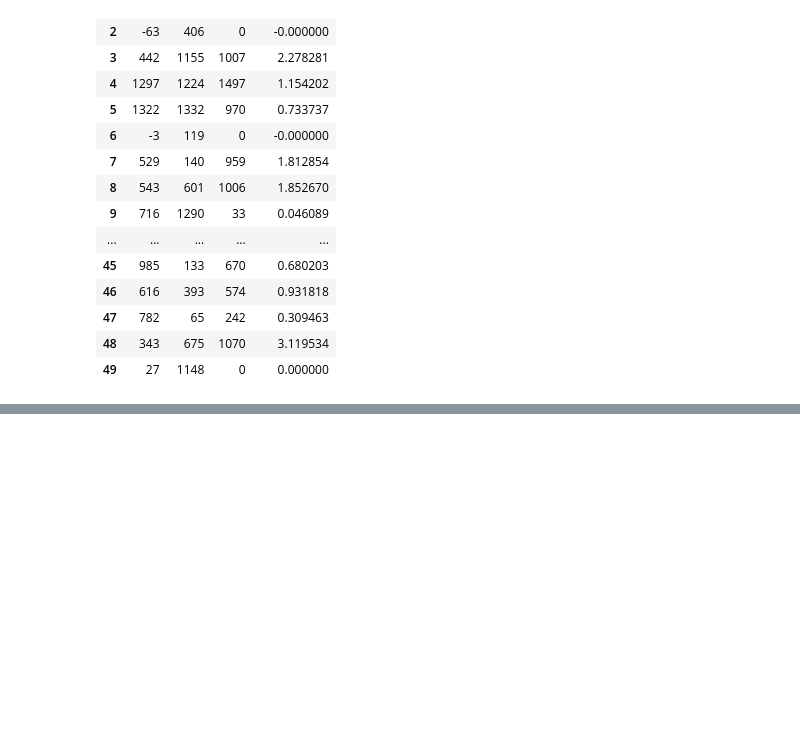
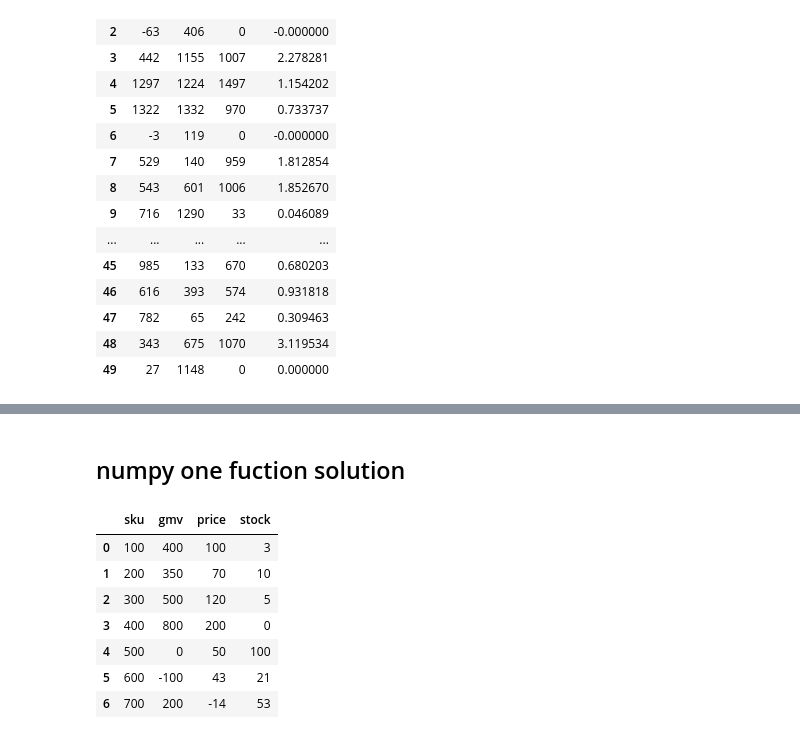
Before and after one commit to ivekhov/ml-simluator, a Jupyter notebook: stocks/stocks.ipynb, the cells around one changed output, grey strips where cells are left out. Drawn from its saved outputs; the diff is of its cells as text; code cells hidden in the pictures; blank space fills up the shorter version.

```diff
--- a/stocks/stocks.ipynb
+++ b/stocks/stocks.ipynb
@@ -425,0 +517,2 @@ float(math.floor(10.0/3.0))
+# %% [markdown]
+## numpy one fuction solution
@@ -425,0 +524,11 @@ float(math.floor(10.0/3.0))
+# %%
+df
+# %% [output]
+|  | sku | gmv | price | stock |
+| 0 | 100 | 400 | 100 | 3 |
+| 1 | 200 | 350 | 70 | 10 |
+| 2 | 300 | 500 | 120 | 5 |
+| 3 | 400 | 800 | 200 | 0 |
+| 4 | 500 | 0 | 50 | 100 |
+| 5 | 600 | -100 | 43 | 21 |
+| 6 | 700 | 200 | -14 | 53 |
```
Also changed, not shown: parts of 14 cells of this notebook, 2 other files.
